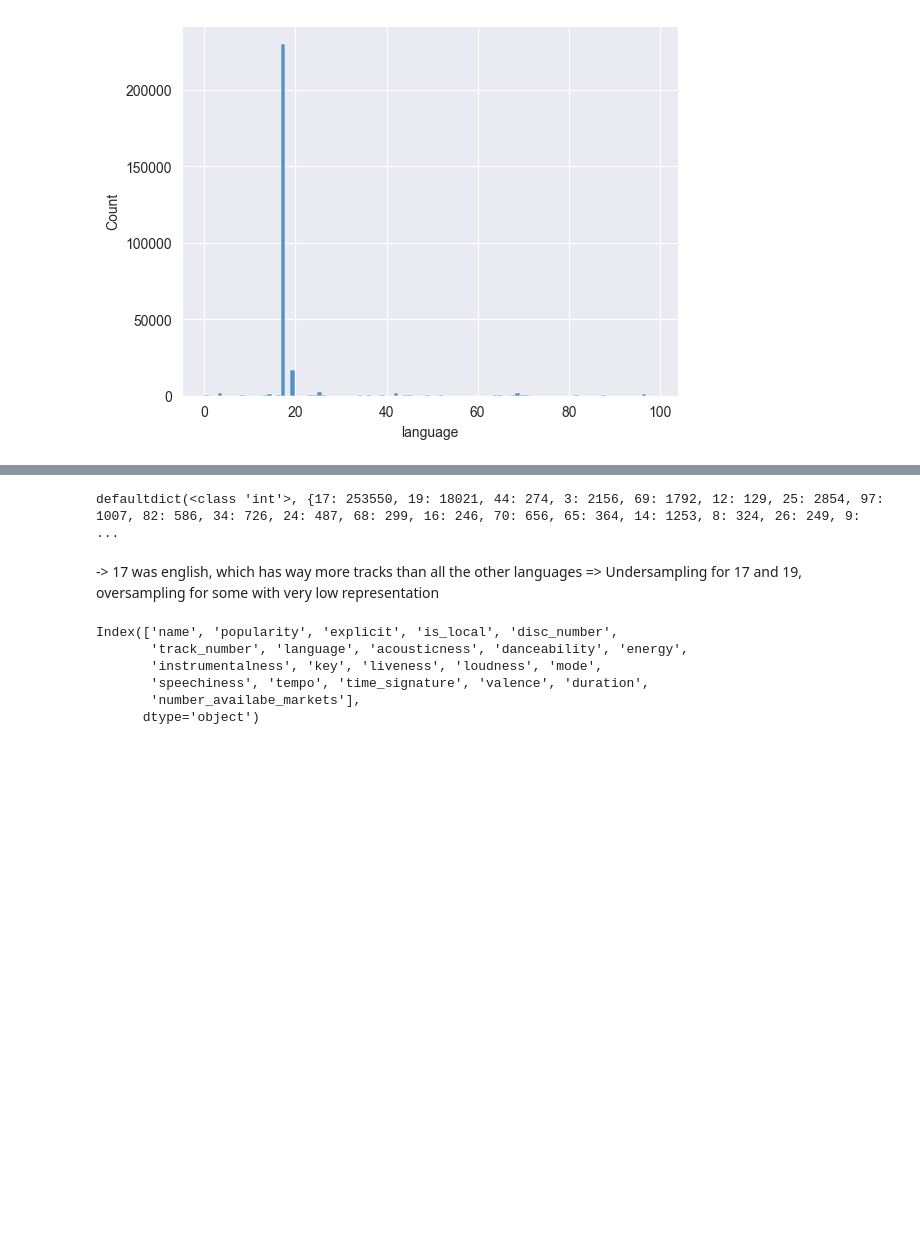
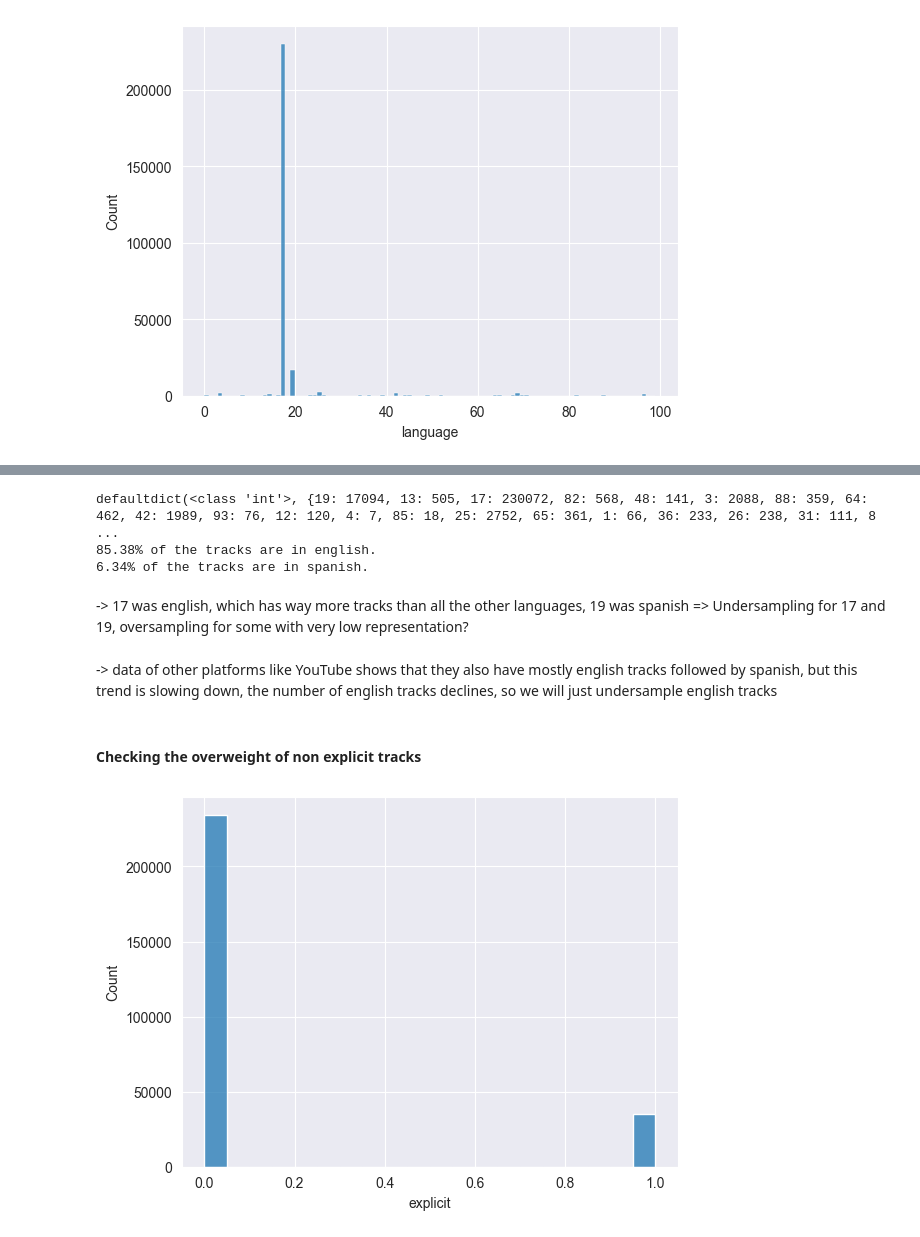
Before and after one commit to Florian-Dreyer/Spotify-Track-Popularity-Analyses, a Jupyter notebook: Popularity Prediction.ipynb, the cells around one changed output, grey strips where cells are left out. Saved outputs shown, nothing was run; the diff lists cells and outputs as text; code cells hidden in the pictures; blank space fills up the shorter version.

Commit message:
unbalanced data handling

```diff
--- a/Popularity Prediction.ipynb
+++ b/Popularity Prediction.ipynb
@@ -674,17 +688,21 @@ count_languages = defaultdict(int)
 for index, row in df.iterrows():
     count_languages[int(row["language"])] += 1
 print(count_languages)
+print(f"{round(count_languages[17]/df.shape[0]*100, 2)}% of the tracks are in english.")
+print(f"{round(count_languages[19]/df.shape[0]*100, 2)}% of the tracks are in spanish.")
 # %% [output]
-defaultdict(<class 'int'>, {17: 253550, 19: 18021, 44: 274, 3: 2156, 69: 1792, 12: 129, 25: 2854, 97: 1007, 82: 586, 34: 726, 24: 487, 68: 299, 16: 246, 70: 656, 65: 364, 14: 1253, 8: 324, 26: 249, 9: ...
+defaultdict(<class 'int'>, {19: 17094, 13: 505, 17: 230072, 82: 568, 48: 141, 3: 2088, 88: 359, 64: 462, 42: 1989, 93: 76, 12: 120, 4: 7, 85: 18, 25: 2752, 65: 361, 1: 66, 36: 233, 26: 238, 31: 111, 8 ...
+85.38% of the tracks are in english.
+6.34% of the tracks are in spanish.
 # %% [markdown]
--> 17 was english, which has way more tracks than all the other languages
-=> Undersampling for 17 and 19, oversampling for some with very low representation
+-> 17 was english, which has way more tracks than all the other languages, 19 was spanish
+=> Undersampling for 17 and 19, oversampling for some with very low representation?
-# %%
-df.columns
-# %% [output]
-Index(['name', 'popularity', 'explicit', 'is_local', 'disc_number',
-       'track_number', 'language', 'acousticness', 'danceability', 'energy',
-       'instrumentalness', 'key', 'liveness', 'loudness', 'mode',
-       'speechiness', 'tempo', 'time_signature', 'valence', 'duration',
-       'number_availabe_markets'],
-      dtype='object')
+# %% [markdown]
+-> data of other platforms like YouTube shows that they also have mostly english tracks followed by spanish, but this trend is slowing down, the number of english tracks declines, so we will just undersample english tracks
+# %% [markdown]
+#### Checking the overweight of non explicit tracks
+# %%
+sns.histplot(df["explicit"])
+plt.show()
+# %% [output]
+[figure, added]
```
Also changed, not shown: parts of 4 cells of this notebook.
